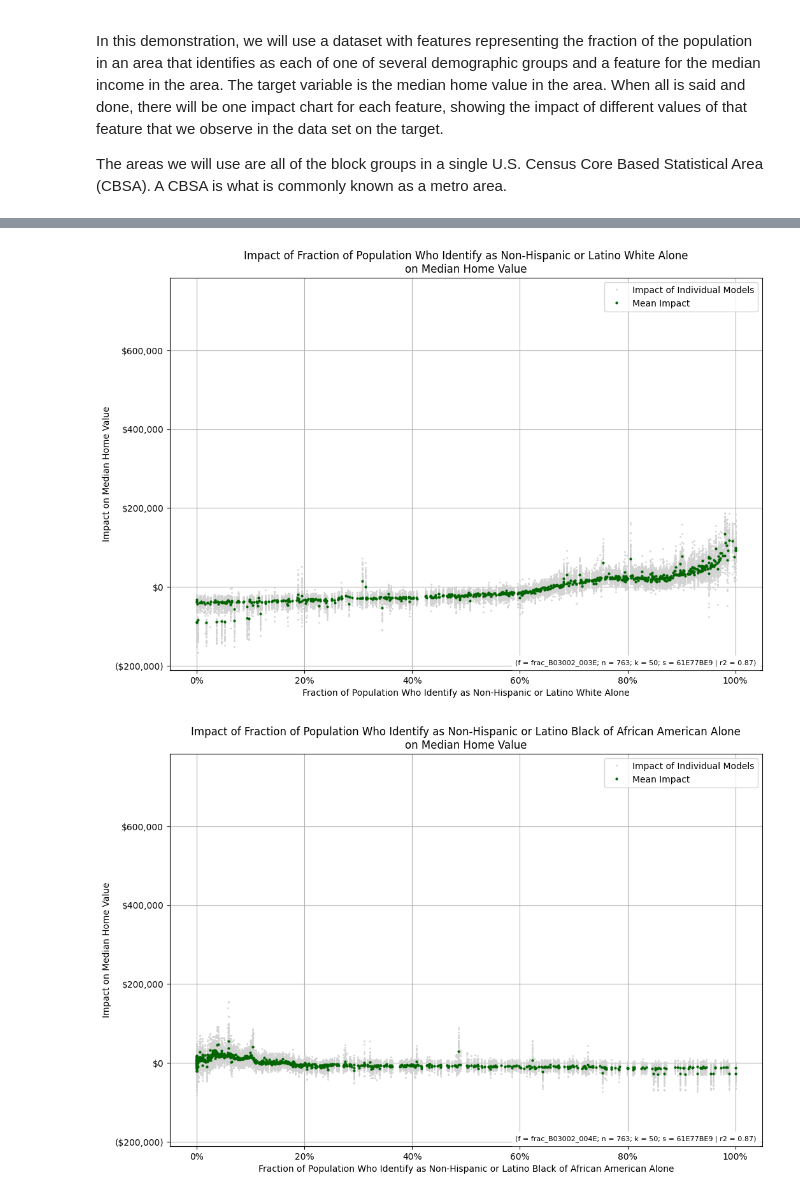
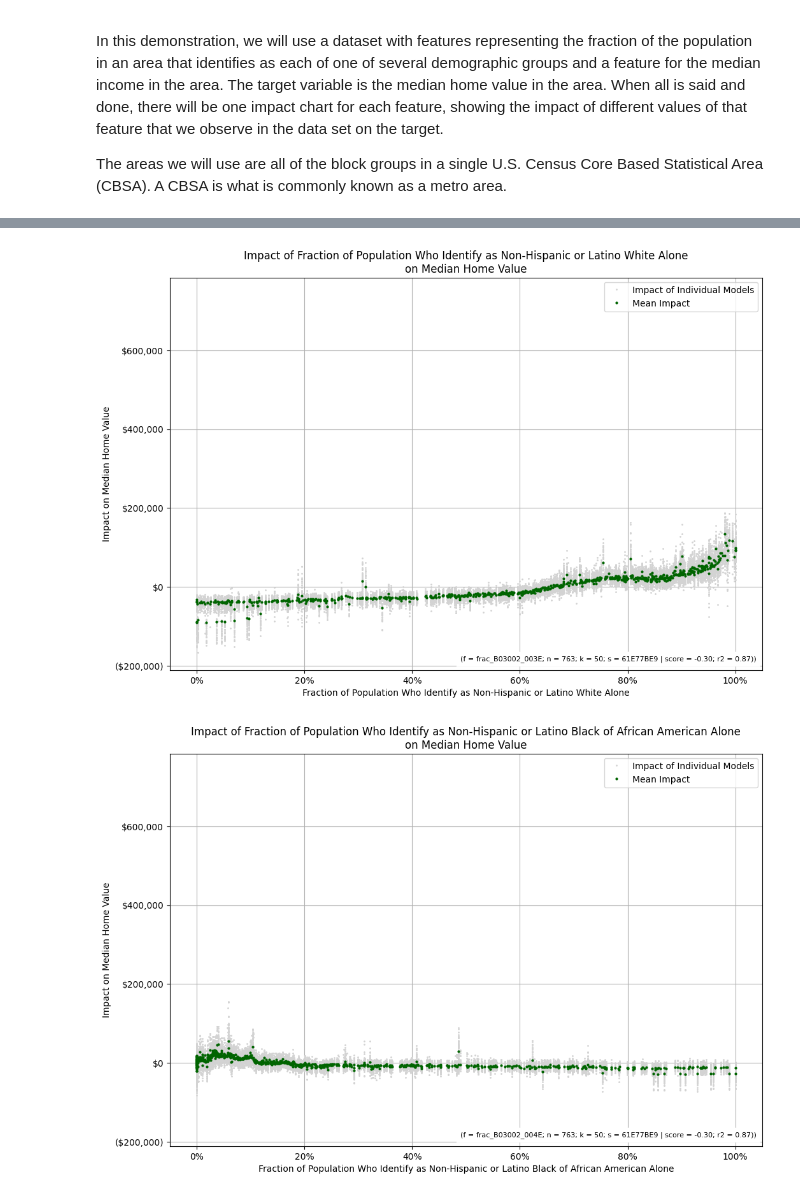
Before and after one commit to vengroff/impactchartdemo, a Jupyter notebook: Housing Value.ipynb, the cells around one changed output, grey strips where cells are left out. Cells and saved outputs as stored; diff of their text form; code cells hidden in the pictures.

Commit message:
Updated for impactchart 0.3.3.

```diff
--- a/Housing Value.ipynb
+++ b/Housing Value.ipynb
@@ -53,4 +30,4 @@ CBSA = "40060"  # Richmond, VA
 # %%
-X, y, w, feature_names, target_name = dataset.features(CBSA)
+X, y, w, feature_names, target_name = dataset.get_data(CBSA)
 # %% [markdown]
 ## Generate the Impact Charts
@@ -62,6 +40,11 @@ impact_model = XGBoostImpactModel(
 # %%
 %%time
 
-impact_model.fit(X, y, sample_weight=w)
+impact_model.fit(
+    X,
+    y,
+    sample_weight=w,
+    optimization_scoring_metric="neg_mean_absolute_percentage_error",
+)
 # %% [output]
 Fitting 5 folds for each of 200 candidates, totalling 1000 fits
@@ -86,20 +61,14 @@ impact_charts = impact_model.impact_charts(
     subplots_kwargs=dict(
         figsize=(12, 8),
     ),
+    # These will be used to label the axes.
     feature_names=feature_names,
     y_name=target_name,
+    # The [xy]_formatter* arguments are for formatting the tick labels.
+    # The impact is measured in dollars.
+    y_formatter="dollar",
+    # The features are all percentages, except for median income, which is dollars.
+    x_formatters={dataset.FEATURE_MEDIAN_HOUSEHOLD_INCOME: "dollar"},
+    x_formatter_default="percentage",
 )
-
-# This is just some post-processing to format the axes nicely on a per-feature basis.
-# The y axis is always dollars. The x axis is a percentage for demographic features
-# and dollars for the median household income feature.
-
-for fig, ax in impact_charts.values():
-    ax.yaxis.set_major_formatter(dollar_formatter)
-
-for feature, (fig, ax) in impact_charts.items():
-    if feature == dataset.FEATURE_MEDIAN_HOUSEHOLD_INCOME:
-        ax.xaxis.set_major_formatter(dollar_formatter)
-    else:
-        ax.xaxis.set_major_formatter(percent_formatter)
 # %% [output]
@@ -108,2 +77,2 @@ Wall time: 4min 45s
-[figure, old version]
+[figure, new version]
-[figure, old version]
+[figure, new version]
```
Also changed, not shown: parts of 13 cells of this notebook, 2 other files.
